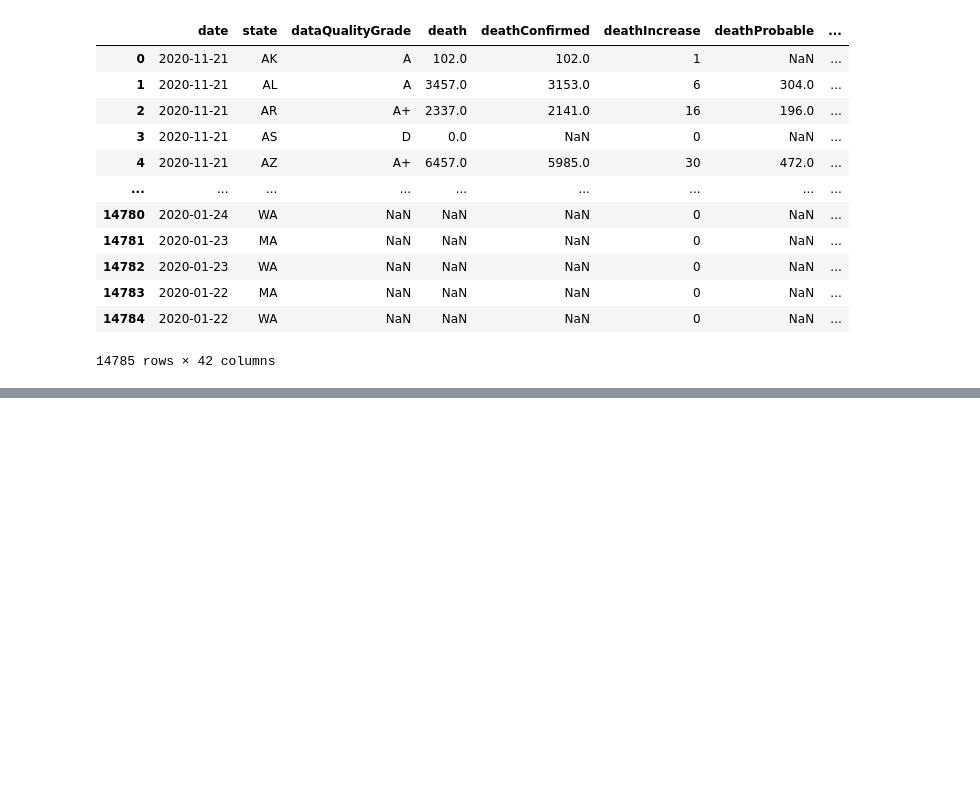
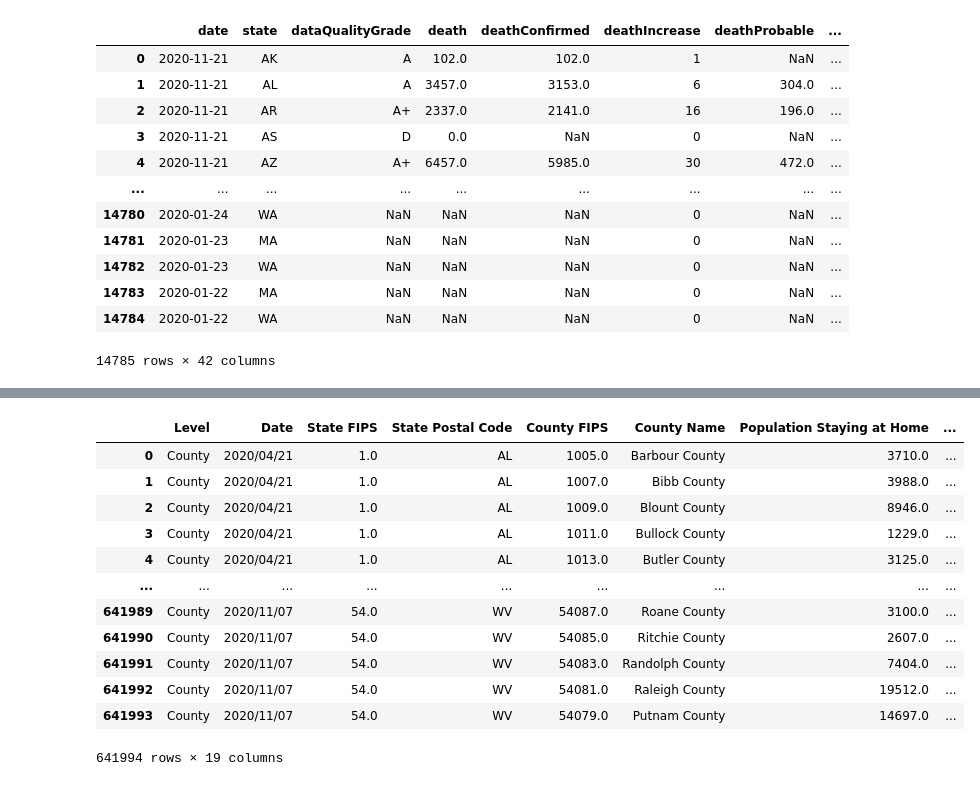
Before and after one commit to sheehy98/CovidMHealth, a Jupyter notebook: clean_data.ipynb, the cells around one changed output, grey strips where cells are left out. Cells and saved outputs as stored; diff of their text form; code cells hidden in the pictures; blank space fills up the shorter version.

```diff
--- a/clean_data.ipynb
+++ b/clean_data.ipynb
@@ -36,0 +53,16 @@ covid_19_data
+# %%
+trips_data
+# %% [output]
+|  | Level | Date | State FIPS | State Postal Code | County FIPS | County Name | Population Staying at Home | ... |
+| 0 | County | 2020/04/21 | 1.0 | AL | 1005.0 | Barbour County | 3710.0 | ... |
+| 1 | County | 2020/04/21 | 1.0 | AL | 1007.0 | Bibb County | 3988.0 | ... |
+| 2 | County | 2020/04/21 | 1.0 | AL | 1009.0 | Blount County | 8946.0 | ... |
+| 3 | County | 2020/04/21 | 1.0 | AL | 1011.0 | Bullock County | 1229.0 | ... |
+| 4 | County | 2020/04/21 | 1.0 | AL | 1013.0 | Butler County | 3125.0 | ... |
+| ... | ... | ... | ... | ... | ... | ... | ... | ... |
+| 641989 | County | 2020/11/07 | 54.0 | WV | 54087.0 | Roane County | 3100.0 | ... |
+| 641990 | County | 2020/11/07 | 54.0 | WV | 54085.0 | Ritchie County | 2607.0 | ... |
+| 641991 | County | 2020/11/07 | 54.0 | WV | 54083.0 | Randolph County | 7404.0 | ... |
+| 641992 | County | 2020/11/07 | 54.0 | WV | 54081.0 | Raleigh County | 19512.0 | ... |
+| 641993 | County | 2020/11/07 | 54.0 | WV | 54079.0 | Putnam County | 14697.0 | ... |
+641994 rows × 19 columns
```
Also changed, not shown: parts of 1 cell of this notebook, 4 other files.
